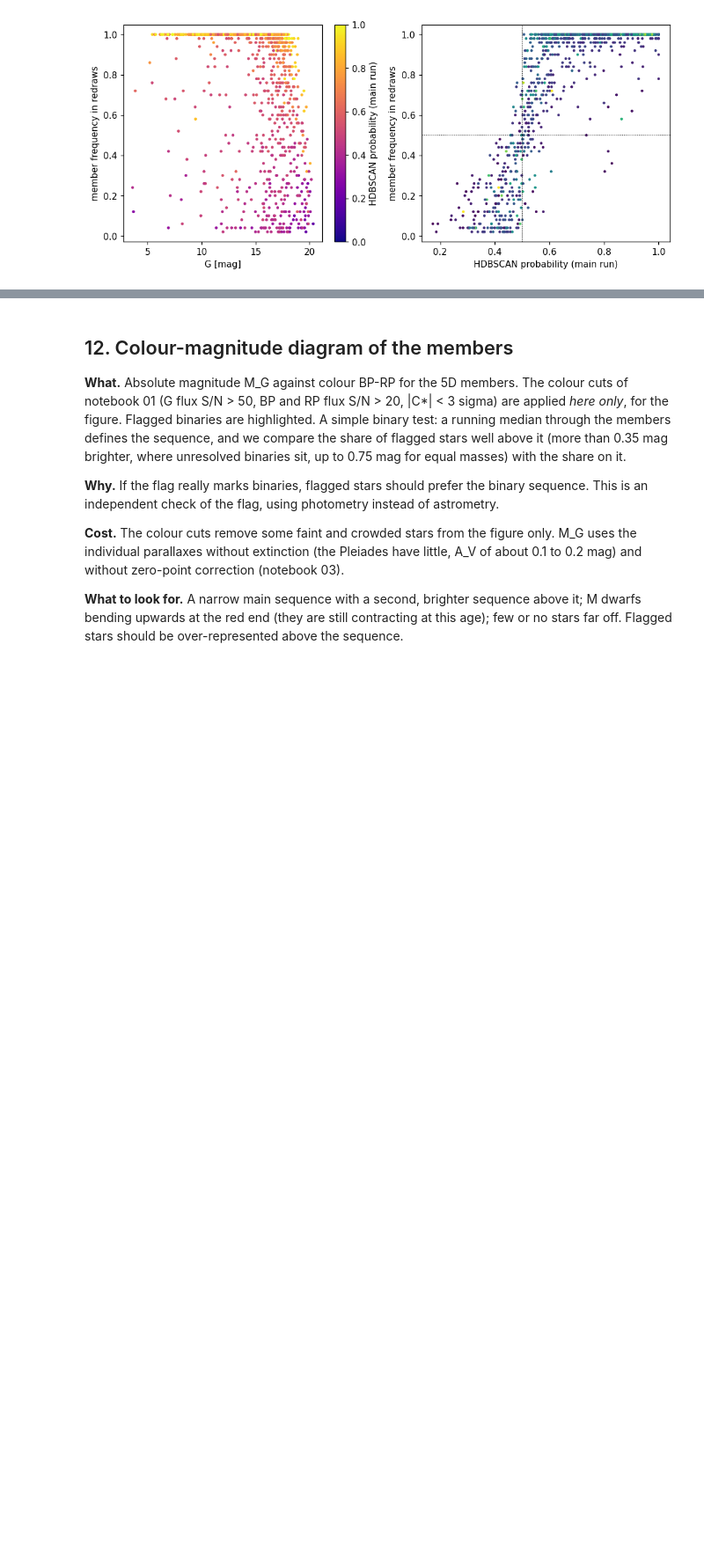
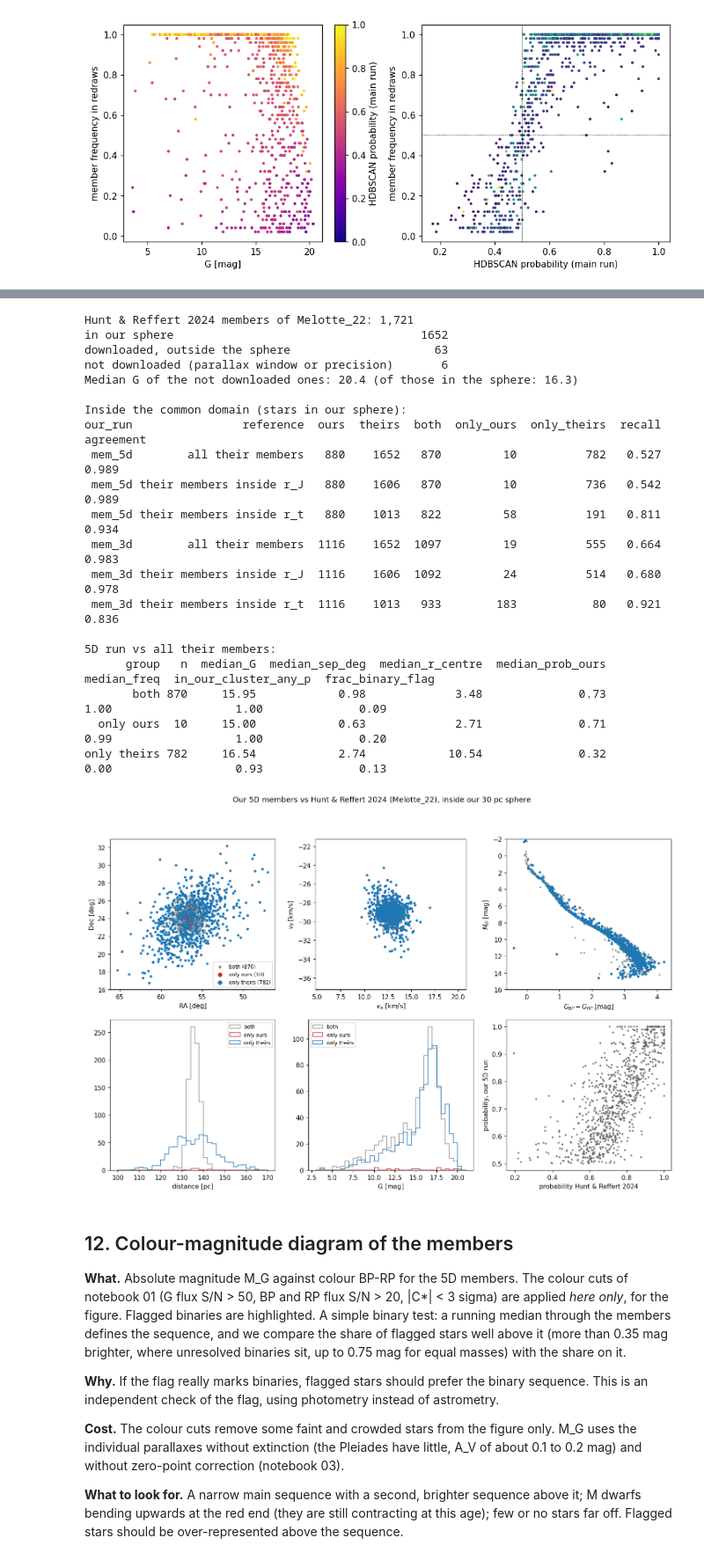
Before and after one commit to marinemoleco/astroinformatics, a Jupyter notebook: projects/01_gaia/notebooks/02_pleiades_membership.ipynb, the cells around one changed output, grey strips where cells are left out. Shown at 88% size. Cells and saved outputs as stored; diff of their text form; code cells hidden in the pictures; blank space fills up the shorter version.

```diff
--- a/projects/01_gaia/notebooks/02_pleiades_membership.ipynb
+++ b/projects/01_gaia/notebooks/02_pleiades_membership.ipynb
@@ -798,15 +962,18 @@ if "hr_gmag" in hr and nd.any():
 # ---- Four-field tables inside the common domain ----
 hr_ids = set(hr["source_id"])
 hr_rt_ids = set(hr.loc[hr["hr_in_rt"], "source_id"]) if "hr_in_rt" in hr else set()
+hr_rj_ids = set(hr.loc[hr["hr_in_rj"], "source_id"]) if "hr_in_rj" in hr else set()
 sph["hr_member"] = sph["source_id"].isin(hr_ids)
 sph["hr_in_rt"] = sph["source_id"].isin(hr_rt_ids)
+sph["hr_in_rj"] = sph["source_id"].isin(hr_rj_ids)
 
 rows = []
 for run in ("mem_5d", "mem_3d"):
     ours = sph[run].to_numpy()
     for ref_name, theirs in [("all their members", sph["hr_member"].to_numpy()),
+                             ("their members inside r_J", sph["hr_in_rj"].to_numpy()),
                              ("their members inside r_t", sph["hr_in_rt"].to_numpy())]:
-        if ref_name.endswith("r_t") and not theirs.any():
+        if ref_name != "all their members" and not theirs.any():
             continue
         both = (ours & theirs).sum()
         rows.append(dict(our_run=run, reference=ref_name, ours=int(ours.sum()), theirs=int(theirs.sum()),
@@ -828,33 +995,55 @@ for name, g in grp.items():
                           in_our_cluster_any_p=(s["lab_5d"] == pl5).mean() if pl5 is not None else np.nan,
                           frac_binary_flag=s["probable_binary"].mean()))
 print("\n5D run vs all their members:")
 print(pd.DataFrame(desc_rows).to_string(index=False, float_format=lambda v: f"{v:.2f}"))
 
 fig, axes = plt.subplots(2, 3, figsize=(16, 9.5))
 colors = {"both": "0.55", "only ours": "tab:red", "only theirs": "tab:blue"}
 for name, g in grp.items():
     kw = dict(s=3 if name == "both" else 9, color=colors[name], label=f"{name} ({int(g.sum())})")
     axes[0, 0].scatter(sph.loc[g, "ra"], sph.loc[g, "dec"], **kw)
     axes[0, 1].scatter(sph.loc[g, "v_ra"], sph.loc[g, "v_dec"], **kw)
     axes[0, 2].scatter(sph.loc[g, "bp_rp"], sph.loc[g, "mg"], **kw)
     axes[1, 0].hist(sph.loc[g, "dist_pc"], bins=np.arange(100, 172, 2), histtype="step", color=colors[name], label=name)
     axes[1, 1].hist(sph.loc[g, "phot_g_mean_mag"], bins=np.arange(3, 21.5, 0.5), histtype="step", color=colors[name], label=name)
 axes[0, 0].invert_xaxis(); axes[0, 0].set_xlabel("RA [deg]"); axes[0, 0].set_ylabel("Dec [deg]"); axes[0, 0].legend(fontsize=8, markerscale=2)
 vr = sph.loc[ours, ["v_ra", "v_dec"]].median()
 axes[0, 1].set_xlim(vr["v_ra"] - 8, vr["v_ra"] + 8); axes[0, 1].set_ylim(vr["v_dec"] - 8, vr["v_dec"] + 8)
 axes[0, 1].set_aspect("equal"); axes[0, 1].set_xlabel(r"$v_{\alpha}$ [km/s]"); axes[0, 1].set_ylabel(r"$v_{\delta}$ [km/s]")
 axes[0, 2].set_ylim(16, -2); axes[0, 2].set_xlabel(r"$G_{BP}-G_{RP}$ [mag]"); axes[0, 2].set_ylabel(r"$M_G$ [mag]")
 axes[1, 0].set_xlabel("distance [pc]"); axes[1, 0].legend(fontsize=8)
 axes[1, 1].set_xlabel("G [mag]"); axes[1, 1].legend(fontsize=8)
 if "hr_prob" in hr:
     both_ids = sph.loc[grp["both"], ["source_id", "prob_5d"]].merge(hr[["source_id", "hr_prob"]], on="source_id")
     axes[1, 2].scatter(both_ids["hr_prob"], both_ids["prob_5d"], s=3, color="0.4")
     axes[1, 2].set_xlabel(f"probability {HR_LABEL}"); axes[1, 2].set_ylabel("probability, our 5D run")
 else:
     axes[1, 2].set_axis_off()
 fig.suptitle(f"Our 5D members vs {HR_LABEL} ({HR_NAME}), inside our {SPHERE_RADIUS:.0f} pc sphere")
 fig.savefig(FIG / "02_hunt_reffert_comparison.png")
 plt.show()
+# %% [output]
+Hunt & Reffert 2024 members of Melotte_22: 1,721
+in our sphere                                    1652
+downloaded, outside the sphere                     63
+not downloaded (parallax window or precision)       6
+Median G of the not downloaded ones: 20.4 (of those in the sphere: 16.3)
+
+Inside the common domain (stars in our sphere):
+our_run                reference  ours  theirs  both  only_ours  only_theirs  recall  agreement
+ mem_5d        all their members   880    1652   870         10          782   0.527      0.989
+ mem_5d their members inside r_J   880    1606   870         10          736   0.542      0.989
+ mem_5d their members inside r_t   880    1013   822         58          191   0.811      0.934
+ mem_3d        all their members  1116    1652  1097         19          555   0.664      0.983
+ mem_3d their members inside r_J  1116    1606  1092         24          514   0.680      0.978
+ mem_3d their members inside r_t  1116    1013   933        183           80   0.921      0.836
+
+5D run vs all their members:
+      group   n  median_G  median_sep_deg  median_r_centre  median_prob_ours  median_freq  in_our_cluster_any_p  frac_binary_flag
+       both 870     15.95            0.98             3.48              0.73         1.00                  1.00              0.09
+  only ours  10     15.00            0.63             2.71              0.71         0.99                  1.00              0.20
+only theirs 782     16.54            2.74            10.54              0.32         0.00                  0.93              0.13
+[figure, added]
 # %% [markdown]
 ## 12. Colour-magnitude diagram of the members
 
```
Also changed, not shown: parts of 6 cells of this notebook, 23 other files.
